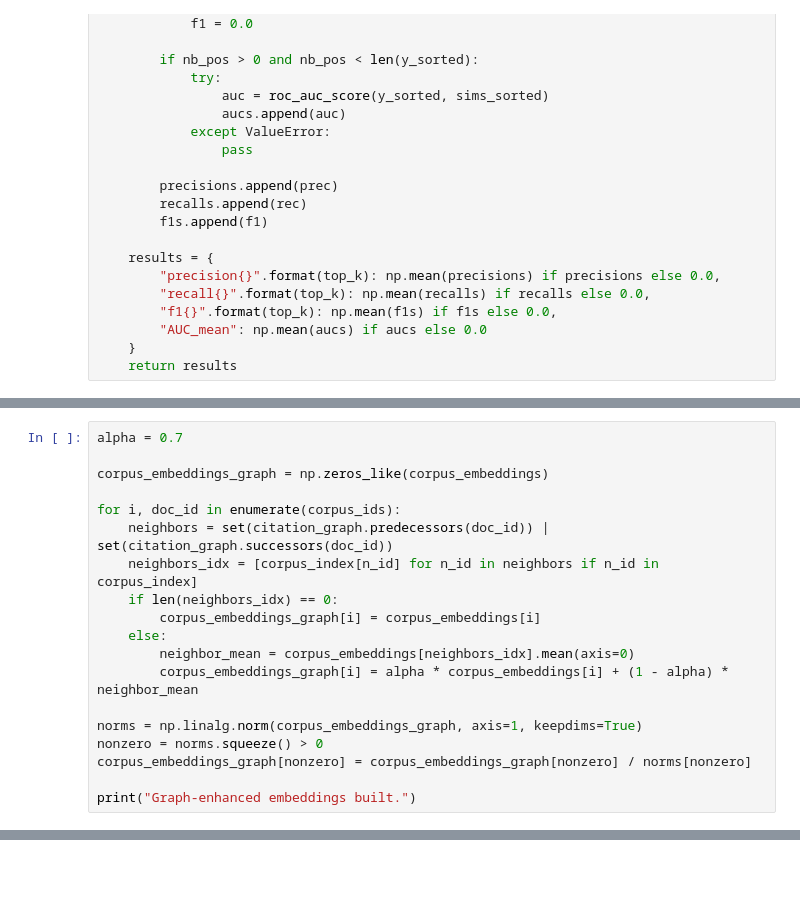
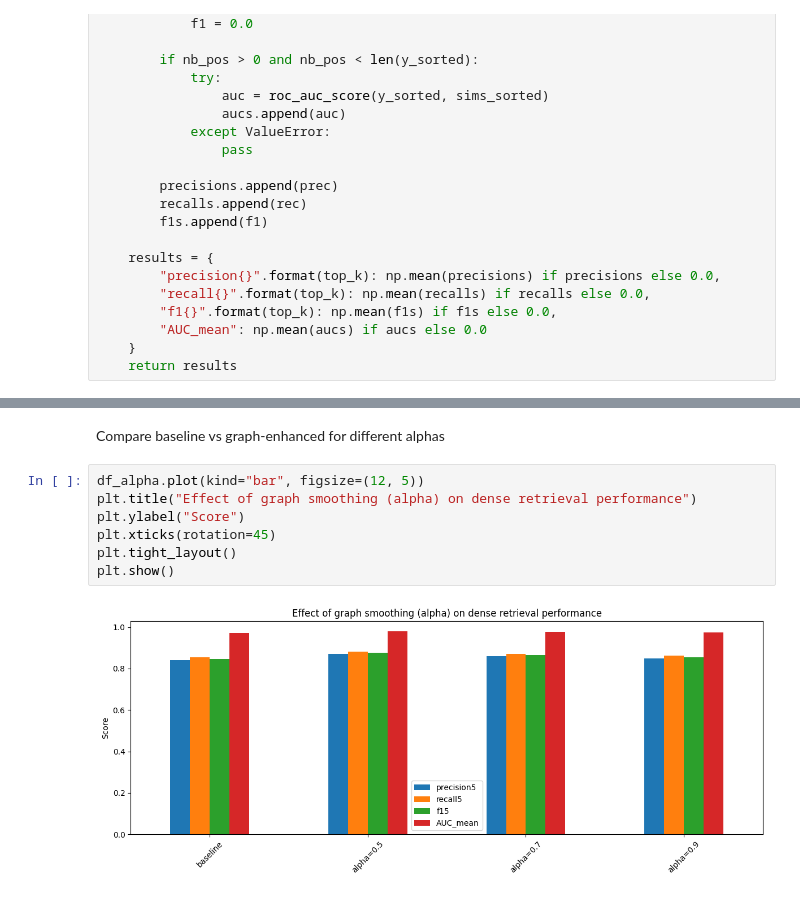
Before and after one commit to jsilvalavin/BE2, a Jupyter notebook: code.ipynb, the cells around one changed output, grey strips where cells are left out. Saved outputs shown, nothing was run; the diff lists cells and outputs as text; blank space fills up the shorter version.

```diff
--- a/code.ipynb
+++ b/code.ipynb
@@ -602,19 +902,0 @@ Graph-augmented document representations
-# %%
-alpha = 0.7
-
-corpus_embeddings_graph = np.zeros_like(corpus_embeddings)
-
-for i, doc_id in enumerate(corpus_ids):
-    neighbors = set(citation_graph.predecessors(doc_id)) | set(citation_graph.successors(doc_id))
-    neighbors_idx = [corpus_index[n_id] for n_id in neighbors if n_id in corpus_index]
-    if len(neighbors_idx) == 0:
-        corpus_embeddings_graph[i] = corpus_embeddings[i]
-    else:
-        neighbor_mean = corpus_embeddings[neighbors_idx].mean(axis=0)
-        corpus_embeddings_graph[i] = alpha * corpus_embeddings[i] + (1 - alpha) * neighbor_mean
-
-norms = np.linalg.norm(corpus_embeddings_graph, axis=1, keepdims=True)
-nonzero = norms.squeeze() > 0
-corpus_embeddings_graph[nonzero] = corpus_embeddings_graph[nonzero] / norms[nonzero]
-
-print("Graph-enhanced embeddings built.")
@@ -635,0 +954,11 @@ for k, v in metrics_graph.items():
+# %% [markdown]
+Compare baseline vs graph-enhanced for different alphas
+# %%
+df_alpha.plot(kind="bar", figsize=(12, 5))
+plt.title("Effect of graph smoothing (alpha) on dense retrieval performance")
+plt.ylabel("Score")
+plt.xticks(rotation=45)
+plt.tight_layout()
+plt.show()
+# %% [output]
+[figure, added]
```
Also changed, not shown: parts of 40 cells of this notebook.
